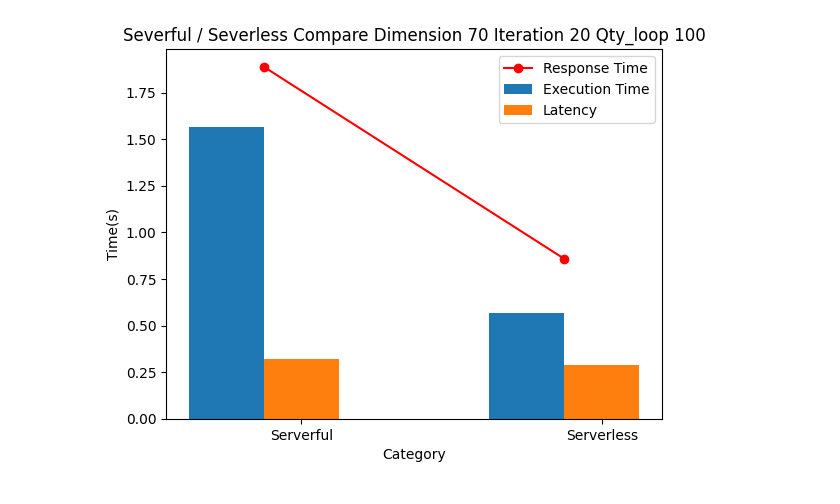
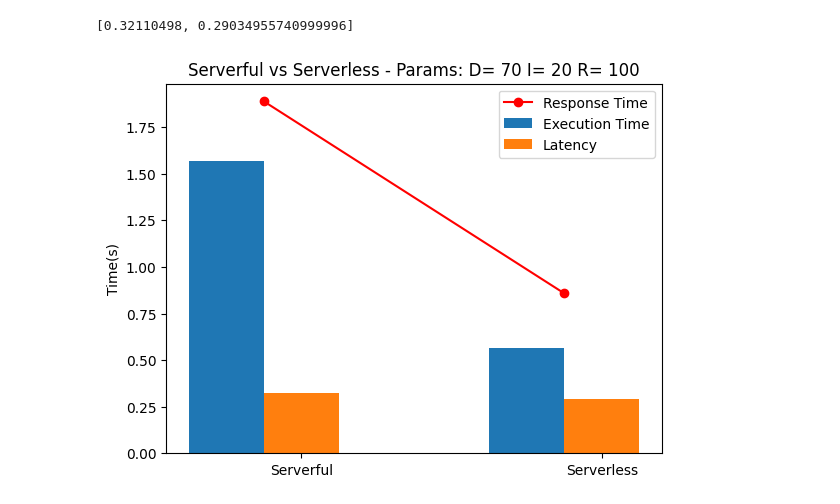
Before and after one commit to MichaelKuby/CMPT756_FinalProject, a Jupyter notebook: Analysis/new analysis.ipynb, the cells around one changed output. Drawn from its saved outputs; the diff is of its cells as text; code cells hidden in the pictures.

```diff
--- a/Analysis/new analysis.ipynb
+++ b/Analysis/new analysis.ipynb
@@ -116,34 +115,35 @@ df3 = pd.read_csv(file_path)
 
 # Calculate the average of execution time and network delay
 severful_avg_exe_time = df3['execution_time'].mean()
 severful_avg_latency = df3['network_delay'].mean()
 severful_avg_response = severful_avg_exe_time + severful_avg_latency
 
 df4 = pd.read_csv('../Serverless/log/NewS14_70,20,100,0_lambda_test_log_2024-04-07_17-20-29.csv')
 severless_avg_exe_time = df4['execution_time'].mean()
 severless_avg_latency = df4['network_delay'].mean()
 severless_avg_response = severless_avg_exe_time + severless_avg_latency
 
 # Data
 categories = ['Serverful', 'Serverless']
 response_time = [severful_avg_response, severless_avg_response]
 execution_time = [severful_avg_exe_time, severless_avg_exe_time]
 latency = [severful_avg_latency, severless_avg_latency]
 
+print(latency)
+
 # Plotting
 bar_width = 0.25
 index = range(len(categories))
 
 plt.bar(index, execution_time, bar_width, label='Execution Time')
 plt.bar([i + bar_width for i in index], latency, bar_width, label='Latency')
 
 plt.plot([i + bar_width / 2 for i in index], response_time, marker='o', linestyle='-', color='r', label='Response Time')
-
-plt.xlabel('Category')
 plt.ylabel('Time(s)')
-plt.title(f"Severful / Severless Compare Dimension {show_dim[0]} Iteration {show_dim[1]} Qty_loop {show_dim[2]}")
+plt.title(f"Serverful vs Serverless - Params: D= {show_dim[0]} I= {show_dim[1]} R= {show_dim[2]}")
 plt.xticks([i + bar_width for i in index], categories)
 plt.legend()
 plt.show()
 # %% [output]
+[0.32110498, 0.29034955740999996]
-[figure, old version]
+[figure, new version]
```
Also changed, not shown: parts of 2 cells of this notebook.
